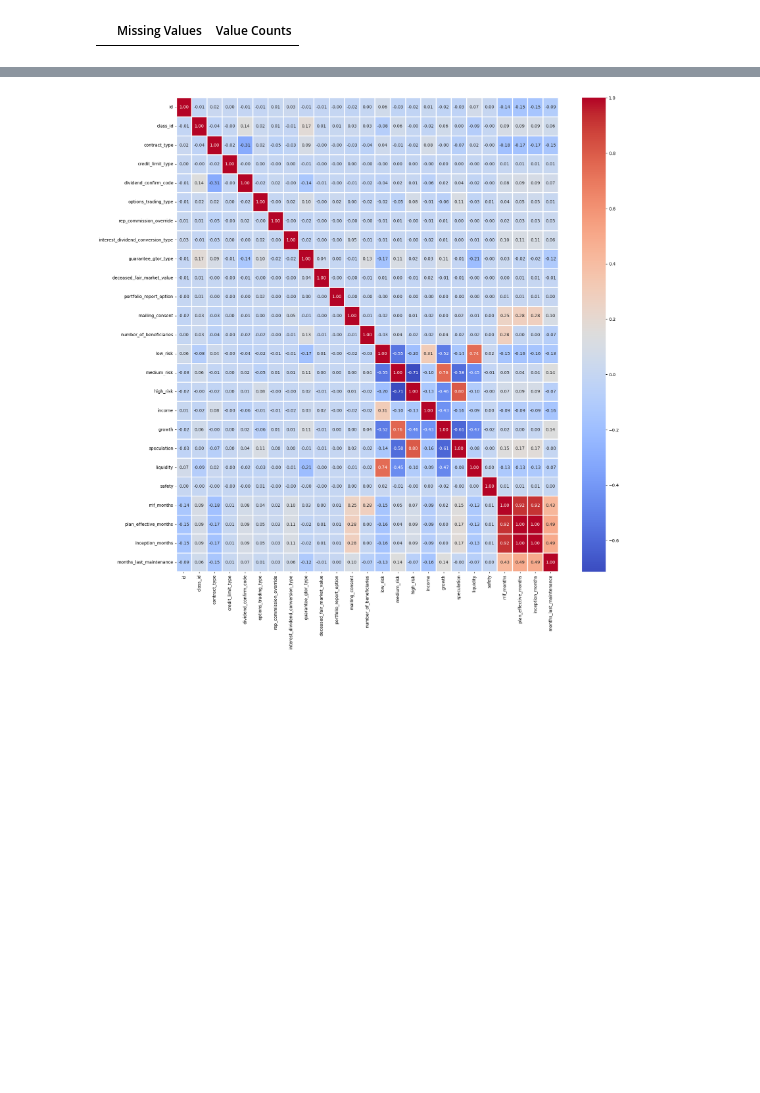
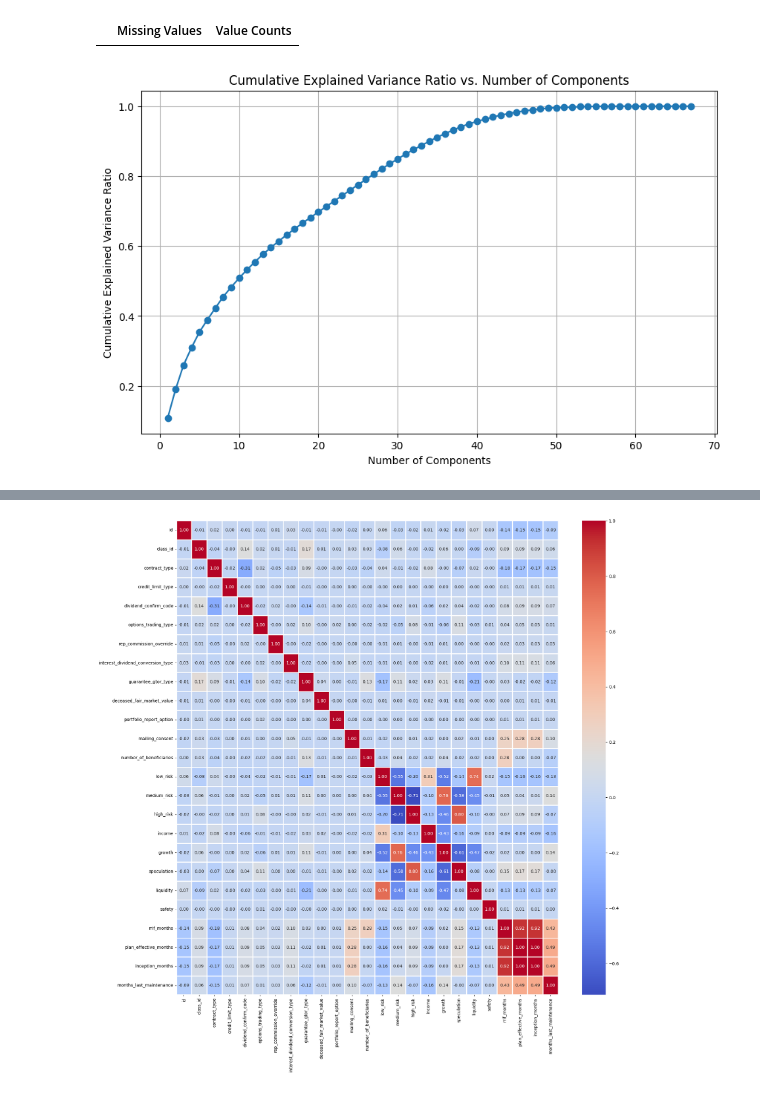
Before and after one commit to adparekh/CxC-Hackathon, a Jupyter notebook: final-hackathon.ipynb, the cells around one changed output, grey strips where cells are left out. Drawn from its saved outputs; the diff is of its cells as text; code cells hidden in the pictures; blank space fills up the shorter version.

```diff
--- a/final-hackathon.ipynb
+++ b/final-hackathon.ipynb
@@ -263,11 +269,13 @@ train_data['plan_effective_date'] = pd.to_datetime(train_data['plan_effective_da
 train_data['inception_date'] = pd.to_datetime(train_data['inception_date'])
 train_data['last_maintenance_time'] = pd.to_datetime(train_data['last_maintenance_time'])
 
+current_date = datetime(2024, 2, 22)
+
 # Calculate time difference in months from today's date
-train_data['rrif_months'] = ((datetime.today() - train_data['rrif_original_date']) / pd.Timedelta(days=30)).astype(int)
-train_data['plan_effective_months'] = ((datetime.today() - train_data['plan_effective_date']) / pd.Timedelta(days=30)).astype(int)
-train_data['inception_months'] = ((datetime.today() - train_data['inception_date']) / pd.Timedelta(days=30)).astype(int)
-train_data['months_last_maintenance'] = ((datetime.today() - train_data['last_maintenance_time']) / pd.Timedelta(days=30)).astype(int)
+train_data['rrif_months'] = ((current_date - train_data['rrif_original_date']) / pd.Timedelta(days=30)).astype(int)
+train_data['plan_effective_months'] = ((current_date - train_data['plan_effective_date']) / pd.Timedelta(days=30)).astype(int)
+train_data['inception_months'] = ((current_date - train_data['inception_date']) / pd.Timedelta(days=30)).astype(int)
+train_data['months_last_maintenance'] = ((current_date - train_data['last_maintenance_time']) / pd.Timedelta(days=30)).astype(int)
 
 # Drop the original date columns
 train_data.drop(columns=['rrif_original_date', 'plan_effective_date', 'inception_date', 'last_maintenance_time'], inplace=True)
@@ -291,3 +299,24 @@ X[categorical_features] = ordinal_encoder.fit_transform(X[categorical_features])
 
 encoded_array_y = label_encoder.fit_transform(y)
 y = pd.Series({"label" : encoded_array_y})
+# %%
+# Apply PCA to reduce the number of features
+# to choose the number of components, we can use the elbow method
+# Scale the features
+
+scaler = StandardScaler()
+X = scaler.fit_transform(X)
+pca = PCA()
+pca.fit(X)
+explained_variance_ratio = pca.explained_variance_ratio_
+cumulative_variance_ratio = np.cumsum(explained_variance_ratio)
+
+plt.figure(figsize=(10, 6))
+plt.plot(range(1, len(cumulative_variance_ratio) + 1), cumulative_variance_ratio, marker='o', linestyle='-')
+plt.xlabel('Number of Components')
+plt.ylabel('Cumulative Explained Variance Ratio')
+plt.title('Cumulative Explained Variance Ratio vs. Number of Components')
+plt.grid(True)
+plt.show()
+# %% [output]
+[figure, added]
```
Also changed, not shown: parts of 8 cells of this notebook.
